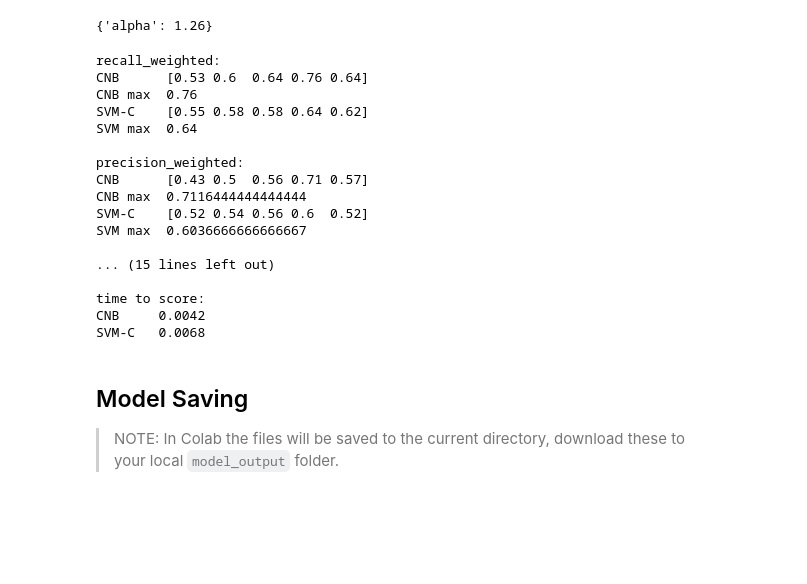
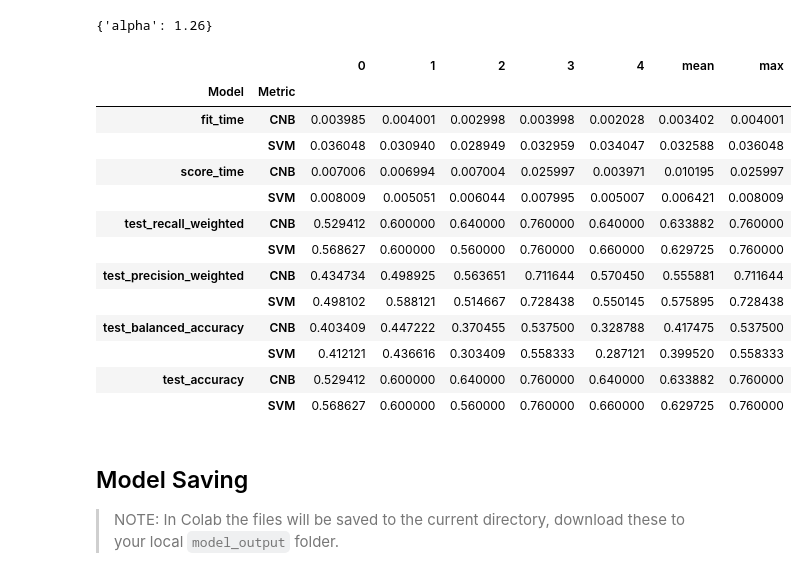
Before and after one commit to Code-the-Change-YYC/YW-NLP-Report-Classifier, a Jupyter notebook: training/description_classification/report_description_classification.ipynb, the cells around one changed output. Saved outputs shown, nothing was run; the diff lists cells and outputs as text; code cells hidden in the pictures; blank space fills up the shorter version.

Commit message:
Add coef0 to SVM cross val
- Seems to bring SVM's max scores up to par with CSV on scrubadub
  scrubbed data w/o placeholders
- Also update result display to use dataframe

```diff
--- a/training/description_classification/report_description_classification.ipynb
+++ b/training/description_classification/report_description_classification.ipynb
@@ -344,7 +348,8 @@ Detailed parameter fine tuning based on balanced accuracy and accuracy score on
 X_train_enc = word_vec.fit_transform(X_train_set)
 # %%
 svc_params_list = {
-    "C": np.linspace(3, 0, num=9, endpoint=False),
+    "C": np.linspace(1, 0, num=5, endpoint=False),
+    "coef0": np.logspace(-1, 1, num=5),
     "kernel": ["sigmoid"],  # ["linear", "poly", "sigmoid"],
     "gamma": ["scale"],  # ["scale", "auto"],
     "decision_function_shape": [
@@ -383,7 +389,8 @@ cv_s = cross_validate(
 )
 # %%
 cnb_op = GridSearchCV(
-    cnb.named_steps['complementnb'], param_grid={"alpha": np.linspace(3, 0, num=50, endpoint=False)}
+    cnb.named_steps["complementnb"],
+    param_grid={"alpha": np.linspace(3, 0, num=50, endpoint=False)},
 )
 cnb_op.fit(X_train_enc, y_train_set)
 # %% [output]
@@ -399,50 +406,29 @@ cnb_op.best_params_
 {'alpha': 1.26}
 # %%
 cv_b = cross_validate(cnb_op.best_estimator_, X_train_enc, y_train_set, scoring=scoring)
-# %%
-def compare_score(score: str):
-    np.set_printoptions(precision=2)
-    print(f"{score}:")
-    cnb = cv_b[f"test_{score}"]
-    print("CNB\t", cnb)
-    print("CNB max\t", cnb.max())
-    svm = cv_s[f"test_{score}"]
-    print("SVM-C\t", svm)
-    print("SVM max\t", svm.max())
-
-
-for score in scoring:
-    compare_score(score)
-    print()
-
-print(
-    "time to fit(train):\nCNB\t{:.4f}\nSVM-C\t{:.4f}\n".format(
-        np.average(cv_b["fit_time"]), np.average(cv_s["fit_time"])
-    )
-)
-print(
-    "time to score:\nCNB\t{:.4f}\nSVM-C\t{:.4f}\n".format(
-        np.average(cv_b["score_time"]), np.average(cv_s["score_time"])
-    )
-)
-# %% [output]
-recall_weighted:
-CNB      [0.53 0.6  0.64 0.76 0.64]
-CNB max  0.76
-SVM-C    [0.55 0.58 0.58 0.64 0.62]
-SVM max  0.64
-
-precision_weighted:
-CNB      [0.43 0.5  0.56 0.71 0.57]
-CNB max  0.7116444444444444
-SVM-C    [0.52 0.54 0.56 0.6  0.52]
-SVM max  0.6036666666666667
-
-... (15 lines left out)
-
-time to score:
-CNB     0.0042
-SVM-C   0.0068
+# %%
+metrics = cv_b.keys()
+names = ["Model", "Metric"]
+index = pd.MultiIndex.from_product([metrics, ["CNB", "SVM"]], names=names)
+pairs = zip(cv_b.values(), cv_s.values())
+flattened = sum(pairs, ())
+df = pd.DataFrame(flattened, index=index)
+df.join(df.agg(func=["mean", "max"], axis=1), on=names)
+# %% [output]
+|  |  | 0 | 1 | 2 | 3 | 4 | mean | max |
+| Model | Metric |  |  |  |  |  |  |  |
+| fit_time | CNB | 0.003985 | 0.004001 | 0.002998 | 0.003998 | 0.002028 | 0.003402 | 0.004001 |
+|  | SVM | 0.036048 | 0.030940 | 0.028949 | 0.032959 | 0.034047 | 0.032588 | 0.036048 |
+| score_time | CNB | 0.007006 | 0.006994 | 0.007004 | 0.025997 | 0.003971 | 0.010195 | 0.025997 |
+|  | SVM | 0.008009 | 0.005051 | 0.006044 | 0.007995 | 0.005007 | 0.006421 | 0.008009 |
+| test_recall_weighted | CNB | 0.529412 | 0.600000 | 0.640000 | 0.760000 | 0.640000 | 0.633882 | 0.760000 |
+|  | SVM | 0.568627 | 0.600000 | 0.560000 | 0.760000 | 0.660000 | 0.629725 | 0.760000 |
+| test_precision_weighted | CNB | 0.434734 | 0.498925 | 0.563651 | 0.711644 | 0.570450 | 0.555881 | 0.711644 |
+|  | SVM | 0.498102 | 0.588121 | 0.514667 | 0.728438 | 0.550145 | 0.575895 | 0.728438 |
+| test_balanced_accuracy | CNB | 0.403409 | 0.447222 | 0.370455 | 0.537500 | 0.328788 | 0.417475 | 0.537500 |
+|  | SVM | 0.412121 | 0.436616 | 0.303409 | 0.558333 | 0.287121 | 0.399520 | 0.558333 |
+| test_accuracy | CNB | 0.529412 | 0.600000 | 0.640000 | 0.760000 | 0.640000 | 0.633882 | 0.760000 |
+|  | SVM | 0.568627 | 0.600000 | 0.560000 | 0.760000 | 0.660000 | 0.629725 | 0.760000 |
 # %% [markdown]
 ## Model Saving
 
```
Also changed, not shown: parts of 9 cells of this notebook, 2 other files.
